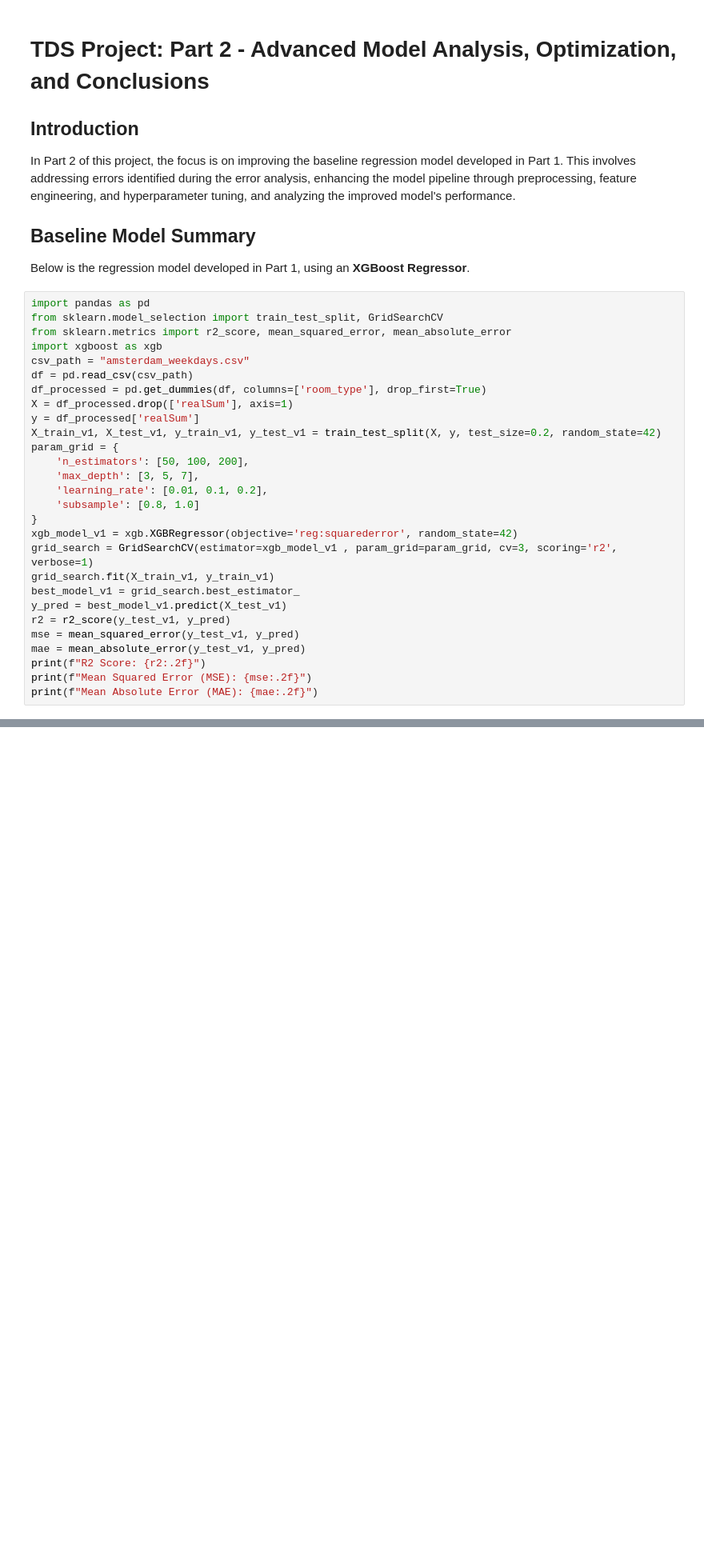
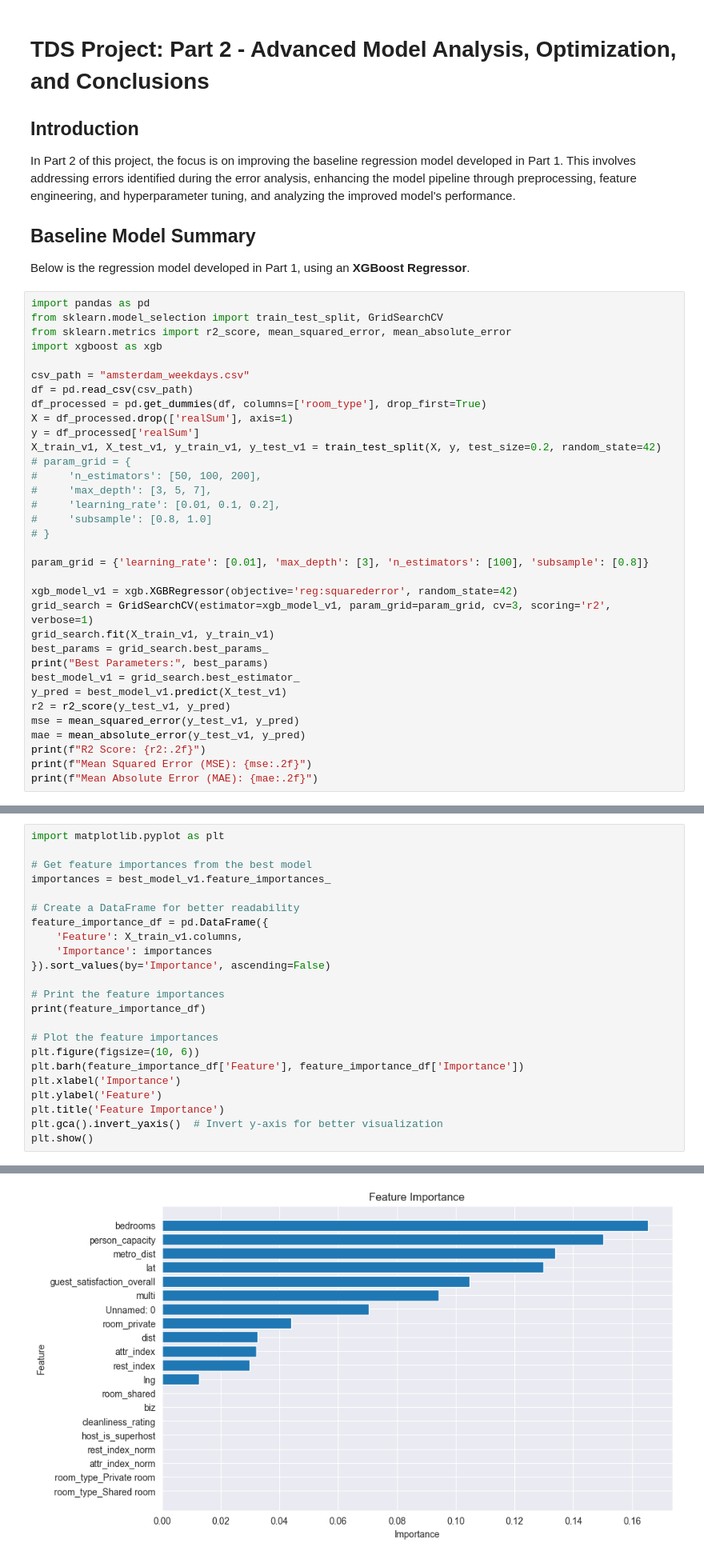
Before and after one commit to guyreuveni33/Tabular-DS, a Jupyter notebook: p2_final_version.ipynb, the cells around one changed output, grey strips where cells are left out. Shown at 80% size. Drawn from its saved outputs; the diff is of its cells as text; blank space fills up the shorter version.

```diff
--- a/p2_final_version.ipynb
+++ b/p2_final_version.ipynb
@@ -11,21 +11,27 @@ import pandas as pd
 from sklearn.model_selection import train_test_split, GridSearchCV
 from sklearn.metrics import r2_score, mean_squared_error, mean_absolute_error
 import xgboost as xgb
+
 csv_path = "amsterdam_weekdays.csv"
 df = pd.read_csv(csv_path)
 df_processed = pd.get_dummies(df, columns=['room_type'], drop_first=True)
 X = df_processed.drop(['realSum'], axis=1)
 y = df_processed['realSum']
 X_train_v1, X_test_v1, y_train_v1, y_test_v1 = train_test_split(X, y, test_size=0.2, random_state=42)
-param_grid = {
-    'n_estimators': [50, 100, 200],
-    'max_depth': [3, 5, 7],
-    'learning_rate': [0.01, 0.1, 0.2],
-    'subsample': [0.8, 1.0]
-}
+# param_grid = {
+#     'n_estimators': [50, 100, 200],
+#     'max_depth': [3, 5, 7],
+#     'learning_rate': [0.01, 0.1, 0.2],
+#     'subsample': [0.8, 1.0]
+# }
+
+param_grid = {'learning_rate': [0.01], 'max_depth': [3], 'n_estimators': [100], 'subsample': [0.8]}
+
 xgb_model_v1 = xgb.XGBRegressor(objective='reg:squarederror', random_state=42)
-grid_search = GridSearchCV(estimator=xgb_model_v1 , param_grid=param_grid, cv=3, scoring='r2', verbose=1)
+grid_search = GridSearchCV(estimator=xgb_model_v1, param_grid=param_grid, cv=3, scoring='r2', verbose=1)
 grid_search.fit(X_train_v1, y_train_v1)
+best_params = grid_search.best_params_
+print("Best Parameters:", best_params)
 best_model_v1 = grid_search.best_estimator_
 y_pred = best_model_v1.predict(X_test_v1)
 r2 = r2_score(y_test_v1, y_pred)
@@ -81,0 +68,24 @@ By implementing the outlined plan, the goal is to reduce residual errors, improv
+# %%
+import matplotlib.pyplot as plt
+
+# Get feature importances from the best model
+importances = best_model_v1.feature_importances_
+
+# Create a DataFrame for better readability
+feature_importance_df = pd.DataFrame({
+    'Feature': X_train_v1.columns,
+    'Importance': importances
+}).sort_values(by='Importance', ascending=False)
+
+# Print the feature importances
+print(feature_importance_df)
+
+# Plot the feature importances
+plt.figure(figsize=(10, 6))
+plt.barh(feature_importance_df['Feature'], feature_importance_df['Importance'])
+plt.xlabel('Importance')
+plt.ylabel('Feature')
+plt.title('Feature Importance')
+plt.gca().invert_yaxis()  # Invert y-axis for better visualization
+plt.show()
+# %% [output]
@@ -81,0 +109 @@ By implementing the outlined plan, the goal is to reduce residual errors, improv
+[figure, added]
```
Also changed, not shown: parts of 53 cells of this notebook.
